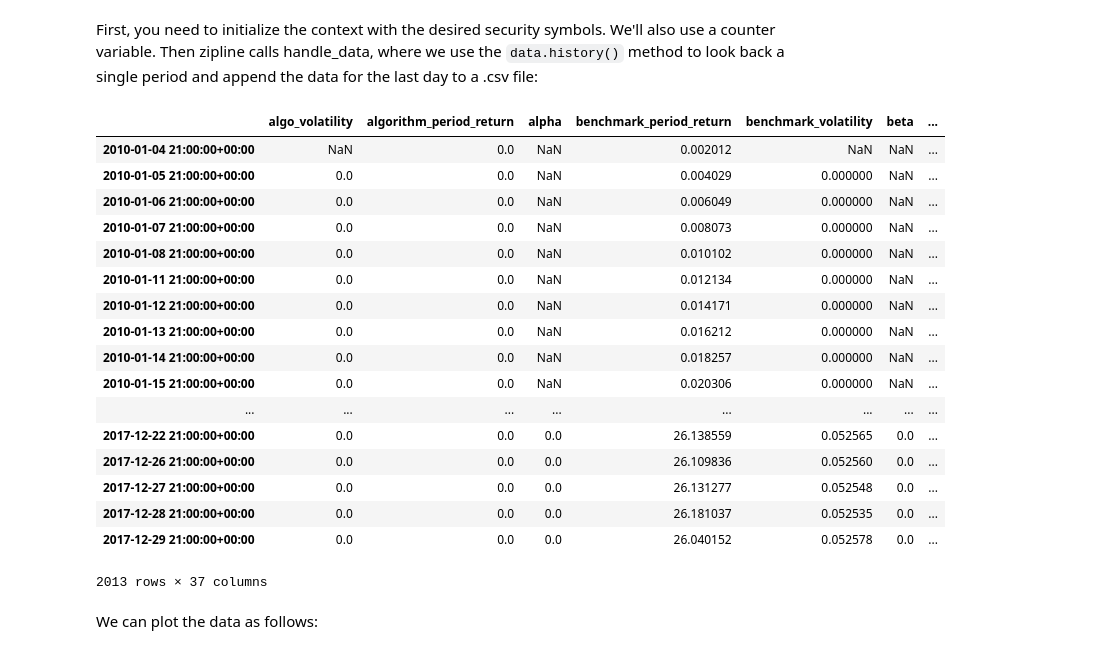
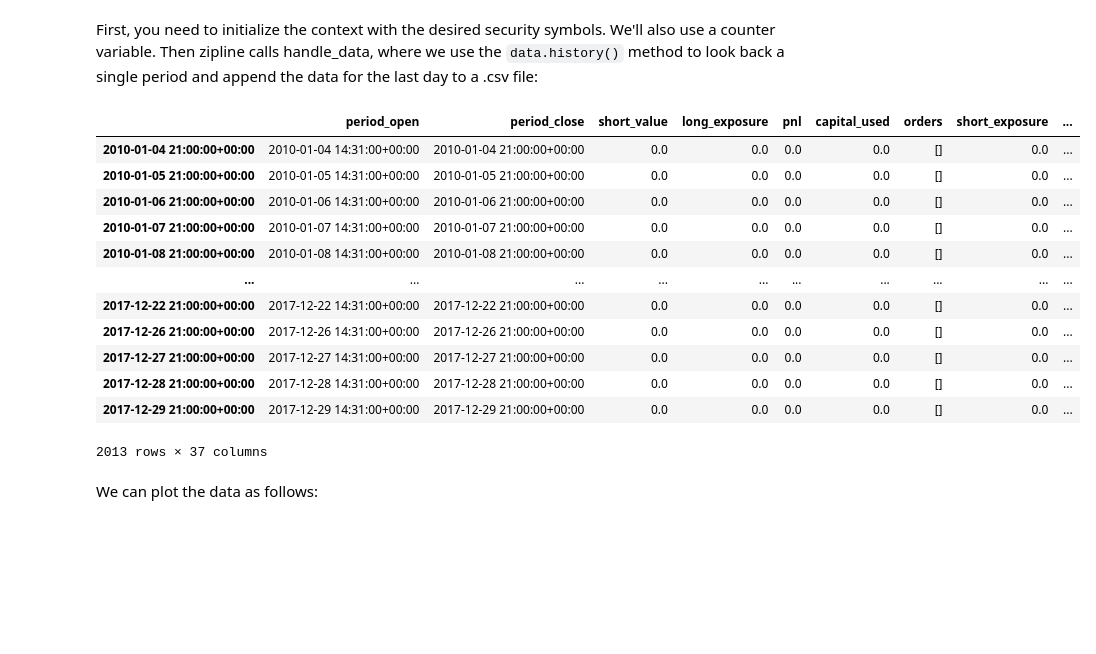
Before and after one commit to MovisLi/machine-learning-for-trading, a Jupyter notebook: 02_market_and_fundamental_data/03_data_providers/05_zipline_data_demo.ipynb, the cells around one changed output. Drawn from its saved outputs; the diff is of its cells as text; code cells hidden in the pictures; blank space fills up the shorter version.

```diff
--- a/02_market_and_fundamental_data/03_data_providers/05_zipline_data_demo.ipynb
+++ b/02_market_and_fundamental_data/03_data_providers/05_zipline_data_demo.ipynb
@@ -38,6 +39,7 @@ First, you need to initialize the context with the desired security symbols. We'
 # %%
 # %%zipline --start 2010-1-1 --end 2018-1-1 --data-frequency daily --no-benchmark
 from zipline.api import order_target, record, symbol
+from zipline import run_algorithm
 import pandas as pd
 
 
@@ -58,25 +60,32 @@ def handle_data(context, data):
     else:
         df.to_csv("stock_data.csv", index=False, mode="a", header=None)
     context.i += 1
+
+
+result = run_algorithm(
+    start=pd.Timestamp("2010"),
+    end=pd.Timestamp("2018"),
+    initialize=initialize,
+    handle_data=handle_data,
+    capital_base=10000000,
+    bundle="quandl",
+)
-# %% [output]
-|  | algo_volatility | algorithm_period_return | alpha | benchmark_period_return | benchmark_volatility | beta | ... |
-| 2010-01-04 21:00:00+00:00 | NaN | 0.0 | NaN | 0.002012 | NaN | NaN | ... |
-| 2010-01-05 21:00:00+00:00 | 0.0 | 0.0 | NaN | 0.004029 | 0.000000 | NaN | ... |
-| 2010-01-06 21:00:00+00:00 | 0.0 | 0.0 | NaN | 0.006049 | 0.000000 | NaN | ... |
-| 2010-01-07 21:00:00+00:00 | 0.0 | 0.0 | NaN | 0.008073 | 0.000000 | NaN | ... |
-| 2010-01-08 21:00:00+00:00 | 0.0 | 0.0 | NaN | 0.010102 | 0.000000 | NaN | ... |
-| 2010-01-11 21:00:00+00:00 | 0.0 | 0.0 | NaN | 0.012134 | 0.000000 | NaN | ... |
-| 2010-01-12 21:00:00+00:00 | 0.0 | 0.0 | NaN | 0.014171 | 0.000000 | NaN | ... |
-| 2010-01-13 21:00:00+00:00 | 0.0 | 0.0 | NaN | 0.016212 | 0.000000 | NaN | ... |
-| 2010-01-14 21:00:00+00:00 | 0.0 | 0.0 | NaN | 0.018257 | 0.000000 | NaN | ... |
-| 2010-01-15 21:00:00+00:00 | 0.0 | 0.0 | NaN | 0.020306 | 0.000000 | NaN | ... |
-| ... | ... | ... | ... | ... | ... | ... | ... |
-| 2017-12-22 21:00:00+00:00 | 0.0 | 0.0 | 0.0 | 26.138559 | 0.052565 | 0.0 | ... |
-| 2017-12-26 21:00:00+00:00 | 0.0 | 0.0 | 0.0 | 26.109836 | 0.052560 | 0.0 | ... |
-| 2017-12-27 21:00:00+00:00 | 0.0 | 0.0 | 0.0 | 26.131277 | 0.052548 | 0.0 | ... |
-| 2017-12-28 21:00:00+00:00 | 0.0 | 0.0 | 0.0 | 26.181037 | 0.052535 | 0.0 | ... |
-| 2017-12-29 21:00:00+00:00 | 0.0 | 0.0 | 0.0 | 26.040152 | 0.052578 | 0.0 | ... |
-2013 rows × 37 columns
+# %%
+result
+# %% [output]
+|  | period_open | period_close | short_value | long_exposure | pnl | capital_used | orders | short_exposure | ... |
+| 2010-01-04 21:00:00+00:00 | 2010-01-04 14:31:00+00:00 | 2010-01-04 21:00:00+00:00 | 0.0 | 0.0 | 0.0 | 0.0 | [] | 0.0 | ... |
+| 2010-01-05 21:00:00+00:00 | 2010-01-05 14:31:00+00:00 | 2010-01-05 21:00:00+00:00 | 0.0 | 0.0 | 0.0 | 0.0 | [] | 0.0 | ... |
+| 2010-01-06 21:00:00+00:00 | 2010-01-06 14:31:00+00:00 | 2010-01-06 21:00:00+00:00 | 0.0 | 0.0 | 0.0 | 0.0 | [] | 0.0 | ... |
+| 2010-01-07 21:00:00+00:00 | 2010-01-07 14:31:00+00:00 | 2010-01-07 21:00:00+00:00 | 0.0 | 0.0 | 0.0 | 0.0 | [] | 0.0 | ... |
+| 2010-01-08 21:00:00+00:00 | 2010-01-08 14:31:00+00:00 | 2010-01-08 21:00:00+00:00 | 0.0 | 0.0 | 0.0 | 0.0 | [] | 0.0 | ... |
+| ... | ... | ... | ... | ... | ... | ... | ... | ... | ... |
+| 2017-12-22 21:00:00+00:00 | 2017-12-22 14:31:00+00:00 | 2017-12-22 21:00:00+00:00 | 0.0 | 0.0 | 0.0 | 0.0 | [] | 0.0 | ... |
+| 2017-12-26 21:00:00+00:00 | 2017-12-26 14:31:00+00:00 | 2017-12-26 21:00:00+00:00 | 0.0 | 0.0 | 0.0 | 0.0 | [] | 0.0 | ... |
+| 2017-12-27 21:00:00+00:00 | 2017-12-27 14:31:00+00:00 | 2017-12-27 21:00:00+00:00 | 0.0 | 0.0 | 0.0 | 0.0 | [] | 0.0 | ... |
+| 2017-12-28 21:00:00+00:00 | 2017-12-28 14:31:00+00:00 | 2017-12-28 21:00:00+00:00 | 0.0 | 0.0 | 0.0 | 0.0 | [] | 0.0 | ... |
+| 2017-12-29 21:00:00+00:00 | 2017-12-29 14:31:00+00:00 | 2017-12-29 21:00:00+00:00 | 0.0 | 0.0 | 0.0 | 0.0 | [] | 0.0 | ... |
+2013 rows × 37 columns
 # %% [markdown]
 We can plot the data as follows:
 # %%
```
Also changed, not shown: parts of 3 cells of this notebook, 3 other files.
